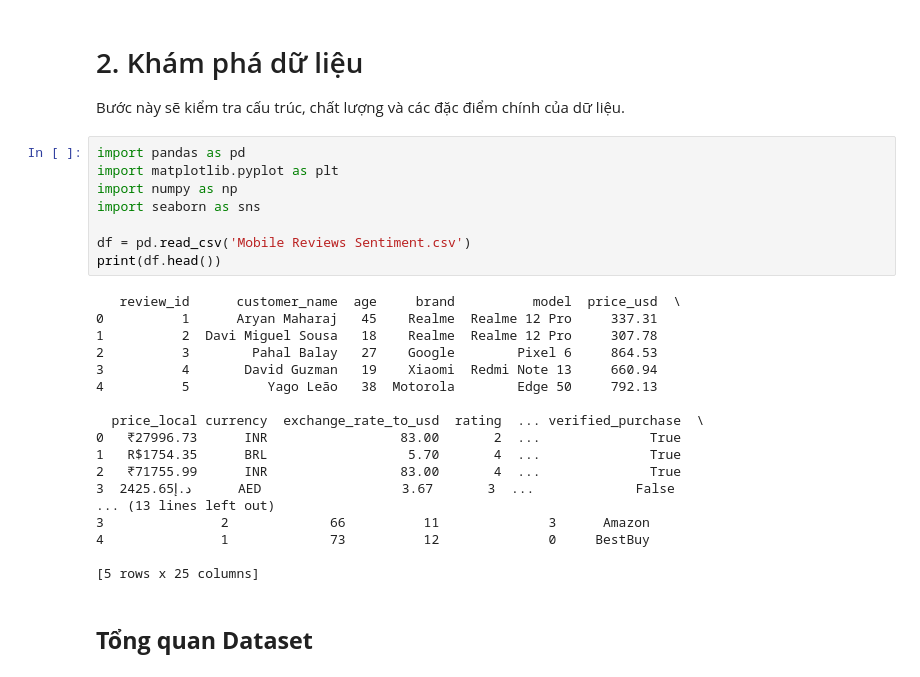
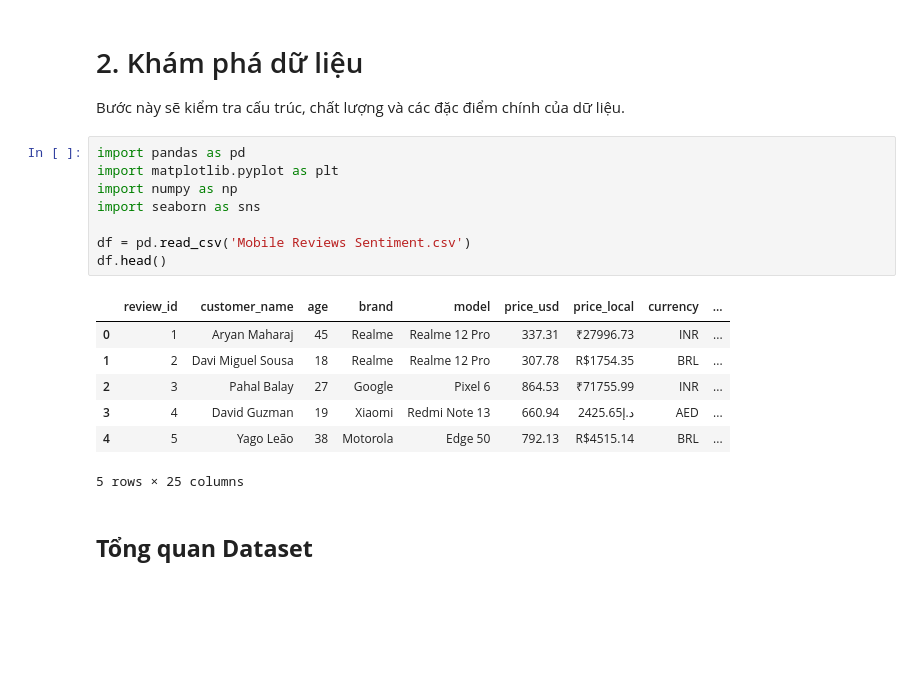
Before and after one commit to hhlearntocode/p4ds-Final, a Jupyter notebook: Final_Project.ipynb, the cells around one changed output. Cells and saved outputs as stored; diff of their text form; blank space fills up the shorter version.

```diff
--- a/Final_Project.ipynb
+++ b/Final_Project.ipynb
@@ -54,29 +54,19 @@ Bước này sẽ kiểm tra cấu trúc, chất lượng và các đặc điể
 # %%
 import pandas as pd
 import matplotlib.pyplot as plt
 import numpy as np
 import seaborn as sns
 
 df = pd.read_csv('Mobile Reviews Sentiment.csv')
-print(df.head())
+df.head()
 # %% [output]
+|  | review_id | customer_name | age | brand | model | price_usd | price_local | currency | ... |
+| 0 | 1 | Aryan Maharaj | 45 | Realme | Realme 12 Pro | 337.31 | ₹27996.73 | INR | ... |
+| 1 | 2 | Davi Miguel Sousa | 18 | Realme | Realme 12 Pro | 307.78 | R$1754.35 | BRL | ... |
+| 2 | 3 | Pahal Balay | 27 | Google | Pixel 6 | 864.53 | ₹71755.99 | INR | ... |
+| 3 | 4 | David Guzman | 19 | Xiaomi | Redmi Note 13 | 660.94 | د.إ2425.65 | AED | ... |
+| 4 | 5 | Yago Leão | 38 | Motorola | Edge 50 | 792.13 | R$4515.14 | BRL | ... |
-   review_id      customer_name  age     brand          model  price_usd  \
-0          1      Aryan Maharaj   45    Realme  Realme 12 Pro     337.31
-1          2  Davi Miguel Sousa   18    Realme  Realme 12 Pro     307.78
-2          3        Pahal Balay   27    Google        Pixel 6     864.53
-3          4       David Guzman   19    Xiaomi  Redmi Note 13     660.94
-4          5          Yago Leão   38  Motorola        Edge 50     792.13
-
-  price_local currency  exchange_rate_to_usd  rating  ... verified_purchase  \
-0   ₹27996.73      INR                 83.00       2  ...              True
-1   R$1754.35      BRL                  5.70       4  ...              True
-2   ₹71755.99      INR                 83.00       4  ...              True
-3  د.إ2425.65      AED                  3.67       3  ...             False
-... (13 lines left out)
-3               2             66          11              3      Amazon
-4               1             73          12              0     BestBuy
-
-[5 rows x 25 columns]
+5 rows × 25 columns
 # %% [markdown]
 ## **Tổng quan Dataset**
 # %%
```
Also changed, not shown: parts of 16 cells of this notebook.
